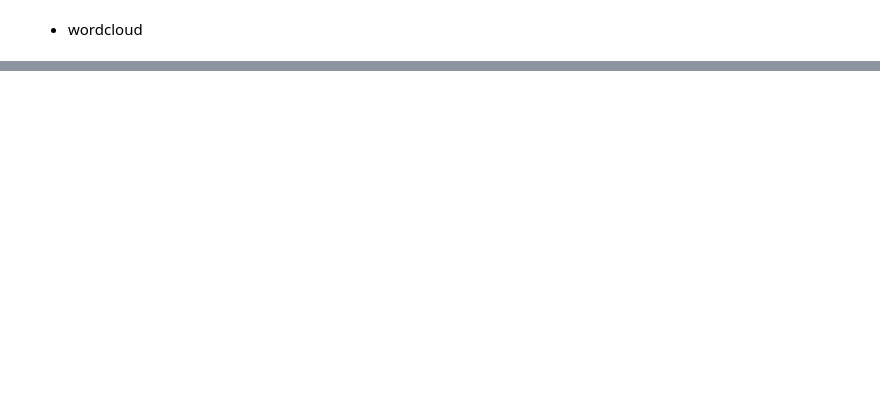
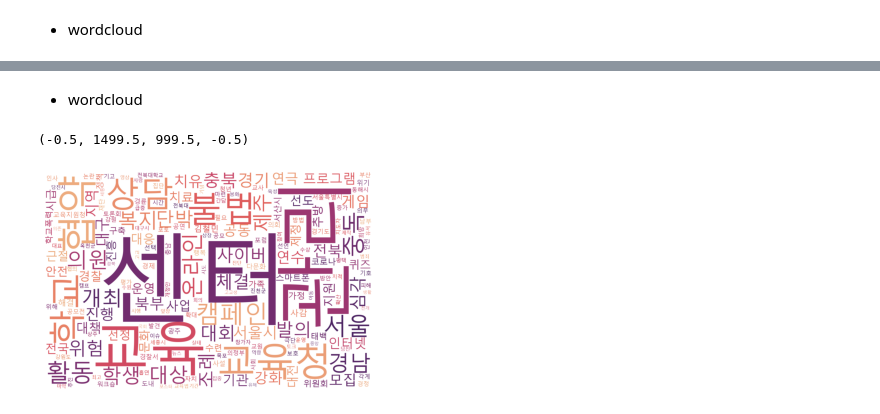
Before and after one commit to kyunakim/crawling-project, a Jupyter notebook: 문제제기.ipynb, the cells around one changed output, grey strips where cells are left out. Saved outputs shown, nothing was run; the diff lists cells and outputs as text; code cells hidden in the pictures; blank space fills up the shorter version.

```diff
--- a/문제제기.ipynb
+++ b/문제제기.ipynb
@@ -353,0 +572,9 @@ plt.axis('off')
+# %%
+from wordcloud import WordCloud
+import matplotlib.pyplot as plt
+import seaborn as sns
+
+wordcloud = WordCloud(font_path='../visualization/dataset/malgun.ttf', background_color='white',
+                     colormap='flare',width=1500,height=1000).generate_from_frequencies(data)
+plt.imshow(wordcloud)
+plt.axis('off')
@@ -353,0 +622,27 @@ plt.axis('off')
+# %%
+import re
+target = news_df['title'].values #Series.values = array
+title_list = target.tolist() # array > list
+text = ' '.join(title_list) #list들을 공백으로 구분해서 연결
+text = re.sub('[^가-힣]+',' ',text) #한글 이외는 공백으로 대체
+# %%
+#konlpy(콘엘피) = 형태소 분석
+from konlpy.tag import Okt
+from collections import Counter
+okt = Okt() #객체형성
+
+morph = okt.pos(text) #형태소로 변환 #word= 단어 / tag=품사
+morph
+
+noun_list =[]
+stop_words = ['도박', '청소년', '예방', '문제','한국','도박중독','실시','업무']
+for word, tag in morph: #word= 단어 / tag=품사
+    if(tag=='Noun') & (len(word)>1): #noun이고 단어가 1글자 이상인것(1글자는 보통 조사이기때문)
+        if word not in stop_words:
+            noun_list.append(word)
+
+count = Counter(noun_list) #단어별 숫자세주기
+data =dict(count.most_common()) #빈도수 정리 내림차(15위까지만)
+series = pd.Series(data)
+df=pd.DataFrame(series, columns=['cnt'])
+df
@@ -353,0 +663,14 @@ plt.axis('off')
+# %% [markdown]
+- wordcloud
+# %%
+from wordcloud import WordCloud
+import matplotlib.pyplot as plt
+import seaborn as sns
+
+wordcloud = WordCloud(font_path='../visualization/dataset/malgun.ttf', background_color='white',
+                     colormap='flare',width=1500,height=1000).generate_from_frequencies(data)
+plt.imshow(wordcloud)
+plt.axis('off')
+# %% [output]
+(-0.5, 1499.5, 999.5, -0.5)
+[figure, added]
```
Also changed, not shown: parts of 36 cells of this notebook, 1 other file.
